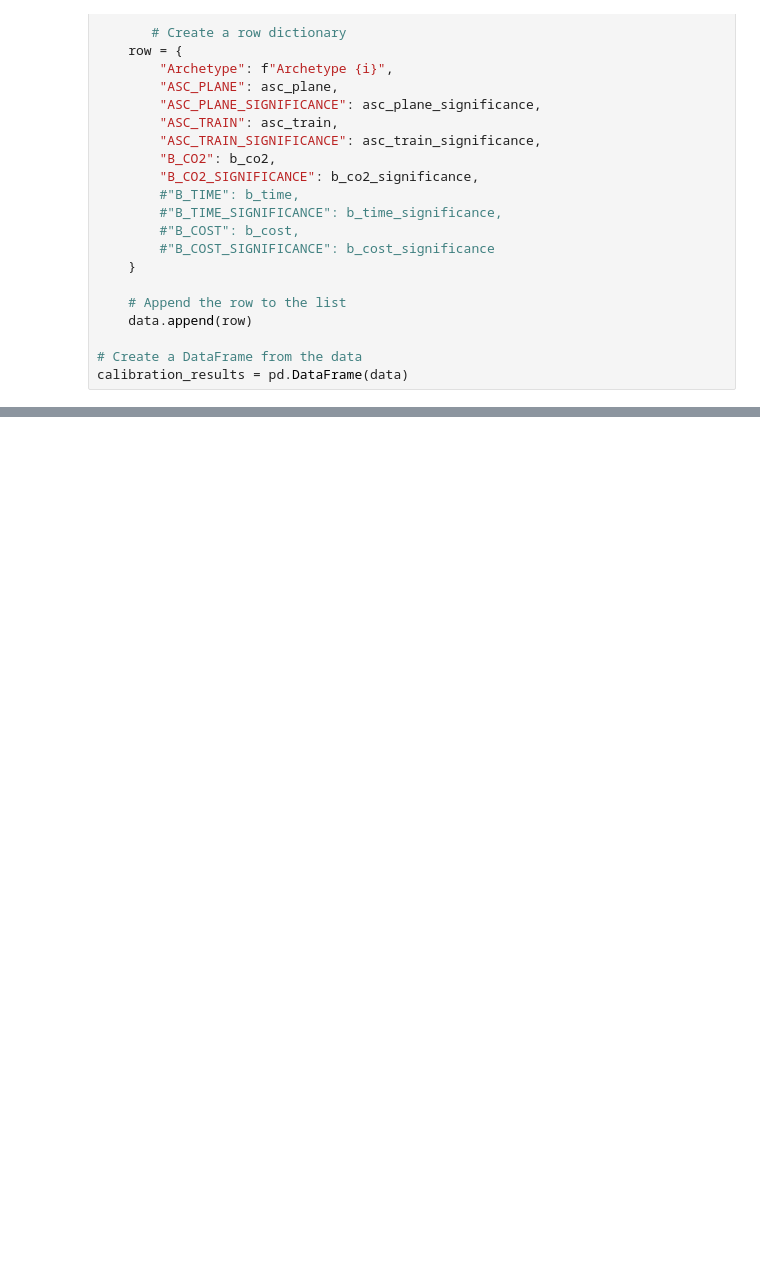
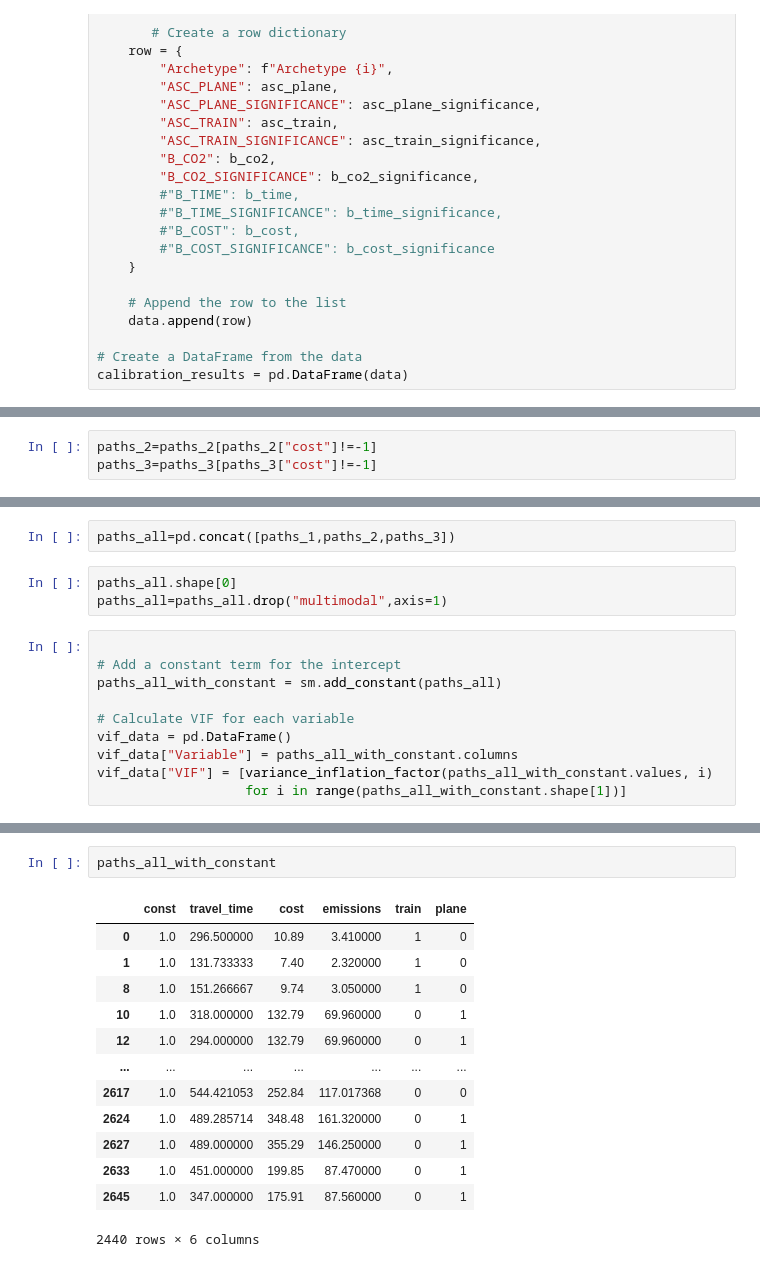
Before and after one commit to UoW-ATM/MultiModX, a Jupyter notebook: notebooks/new_trip_to_paths_1.ipynb, the cells around one changed output, grey strips where cells are left out. Drawn from its saved outputs; the diff is of its cells as text; blank space fills up the shorter version.

```diff
--- a/notebooks/new_trip_to_paths_1.ipynb
+++ b/notebooks/new_trip_to_paths_1.ipynb
@@ -1865,0 +2181,3 @@ potential_demand.to_csv('potential_demand_flows.csv', index = False)
+# %%
+paths_2=paths_2[paths_2["cost"]!=-1]
+paths_3=paths_3[paths_3["cost"]!=-1]
@@ -1865,0 +2192,15 @@ potential_demand.to_csv('potential_demand_flows.csv', index = False)
+# %%
+paths_all=pd.concat([paths_1,paths_2,paths_3])
+# %%
+paths_all.shape[0]
+paths_all=paths_all.drop("multimodal",axis=1)
+# %%
+
+# Add a constant term for the intercept
+paths_all_with_constant = sm.add_constant(paths_all)
+
+# Calculate VIF for each variable
+vif_data = pd.DataFrame()
+vif_data["Variable"] = paths_all_with_constant.columns
+vif_data["VIF"] = [variance_inflation_factor(paths_all_with_constant.values, i)
+                   for i in range(paths_all_with_constant.shape[1])]
@@ -1865,0 +2217,16 @@ potential_demand.to_csv('potential_demand_flows.csv', index = False)
+# %%
+paths_all_with_constant
+# %% [output]
+|  | const | travel_time | cost | emissions | train | plane |
+| 0 | 1.0 | 296.500000 | 10.89 | 3.410000 | 1 | 0 |
+| 1 | 1.0 | 131.733333 | 7.40 | 2.320000 | 1 | 0 |
+| 8 | 1.0 | 151.266667 | 9.74 | 3.050000 | 1 | 0 |
+| 10 | 1.0 | 318.000000 | 132.79 | 69.960000 | 0 | 1 |
+| 12 | 1.0 | 294.000000 | 132.79 | 69.960000 | 0 | 1 |
+| ... | ... | ... | ... | ... | ... | ... |
+| 2617 | 1.0 | 544.421053 | 252.84 | 117.017368 | 0 | 0 |
+| 2624 | 1.0 | 489.285714 | 348.48 | 161.320000 | 0 | 1 |
+| 2627 | 1.0 | 489.000000 | 355.29 | 146.250000 | 0 | 1 |
+| 2633 | 1.0 | 451.000000 | 199.85 | 87.470000 | 0 | 1 |
+| 2645 | 1.0 | 347.000000 | 175.91 | 87.560000 | 0 | 1 |
+2440 rows × 6 columns
```
Also changed, not shown: parts of 26 cells of this notebook, 1 other file.
